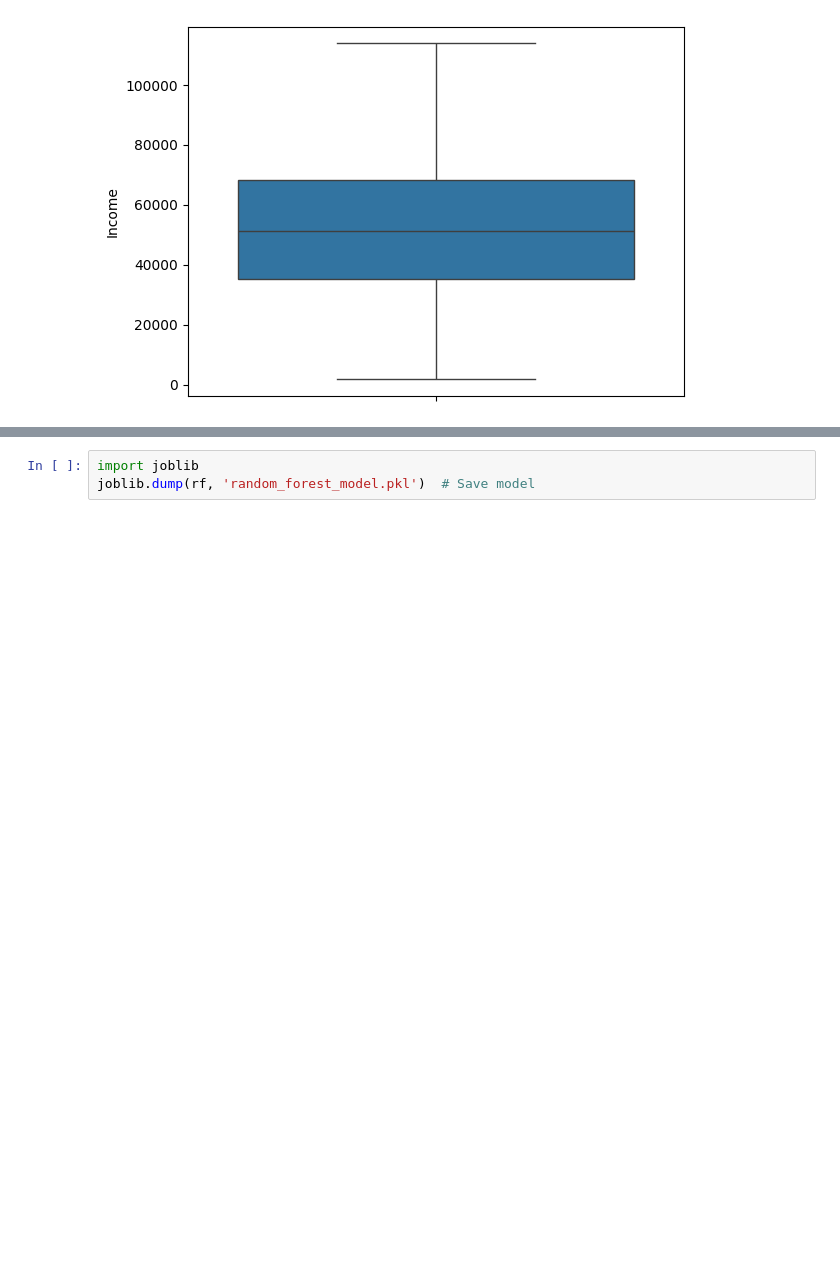
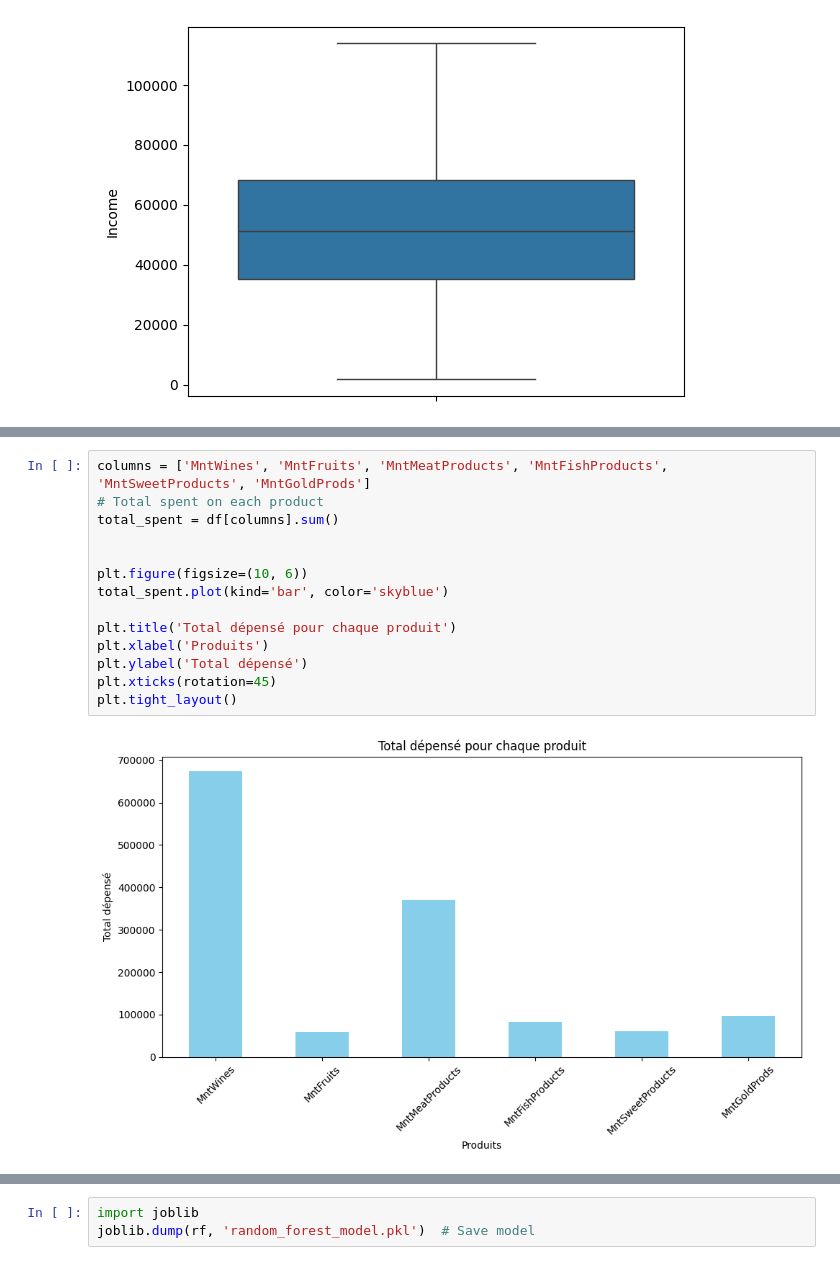
Before and after one commit to AbdessamadTzn/Data-HackathonMD4, a Jupyter notebook: main.ipynb, the cells around one changed output, grey strips where cells are left out. Drawn from its saved outputs; the diff is of its cells as text; blank space fills up the shorter version.

```diff
--- a/main.ipynb
+++ b/main.ipynb
@@ -263,0 +283,16 @@ Model Training
+# %%
+columns = ['MntWines', 'MntFruits', 'MntMeatProducts', 'MntFishProducts', 'MntSweetProducts', 'MntGoldProds']
+# Total spent on each product
+total_spent = df[columns].sum()
+
+
+plt.figure(figsize=(10, 6))
+total_spent.plot(kind='bar', color='skyblue')
+
+plt.title('Total dépensé pour chaque produit')
+plt.xlabel('Produits')
+plt.ylabel('Total dépensé')
+plt.xticks(rotation=45)
+plt.tight_layout()
+# %% [output]
+[figure, added]
```
Also changed, not shown: parts of 22 cells of this notebook.
